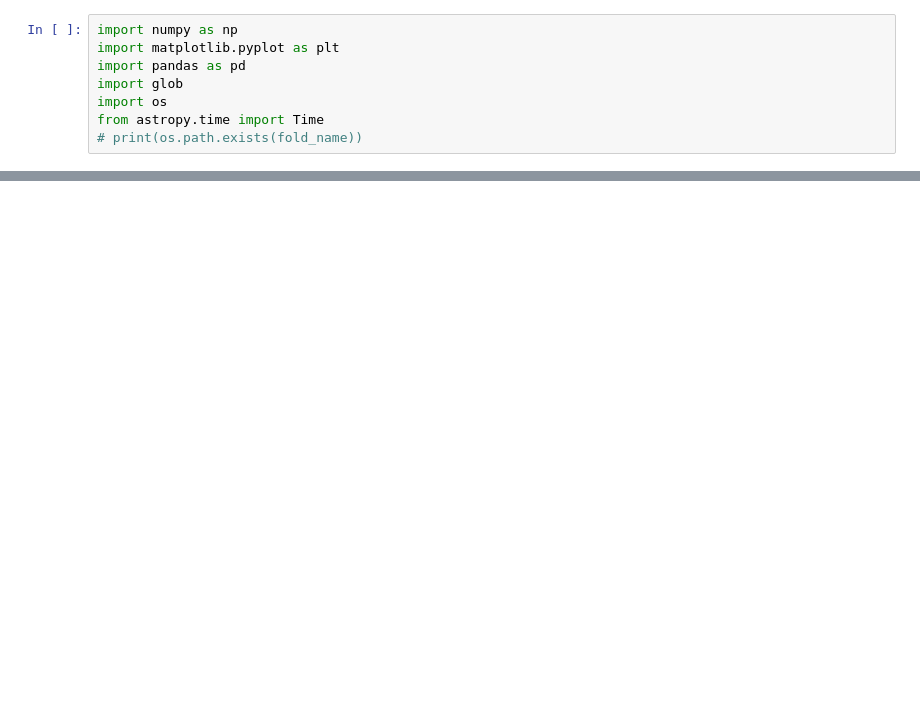
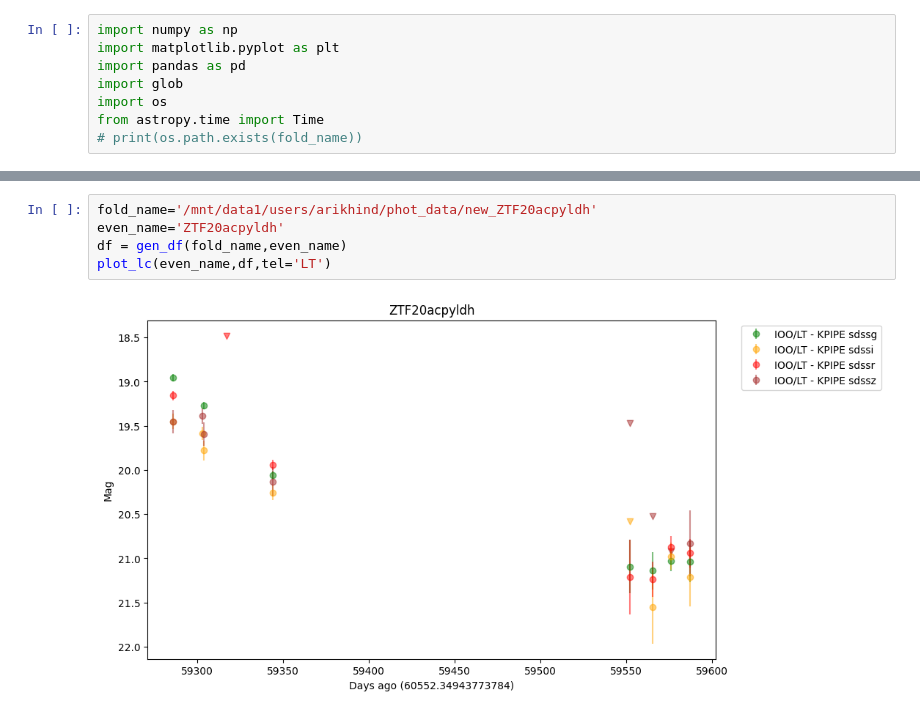
Before and after one commit to kryanhinds/subphot_pipe, a Jupyter notebook: compare_to_sedm.ipynb, the cells around one changed output, grey strips where cells are left out. Cells and saved outputs as stored; diff of their text form; blank space fills up the shorter version.

```diff
--- a/compare_to_sedm.ipynb
+++ b/compare_to_sedm.ipynb
@@ -77,0 +92,7 @@ df['mjd'].loc[(df['mjd']<=60221.16)&(df['mjd']>=60221.1)]
+# %%
+fold_name='/mnt/data1/users/arikhind/phot_data/new_ZTF20acpyldh'
+even_name='ZTF20acpyldh'
+df = gen_df(fold_name,even_name)
+plot_lc(even_name,df,tel='LT')
+# %% [output]
+[figure, added]
```
Also changed, not shown: parts of 8 cells of this notebook, 9 other files.
